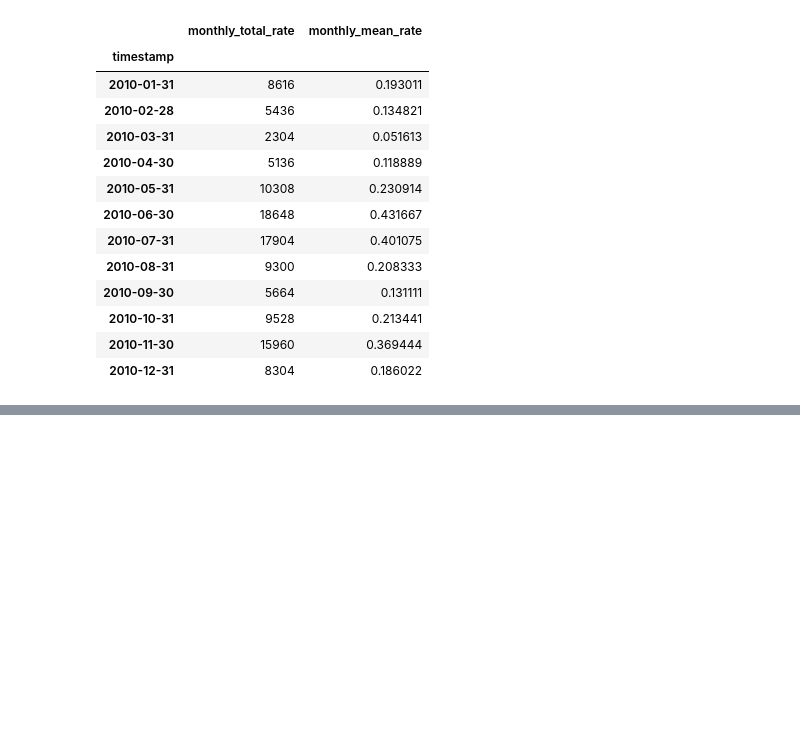
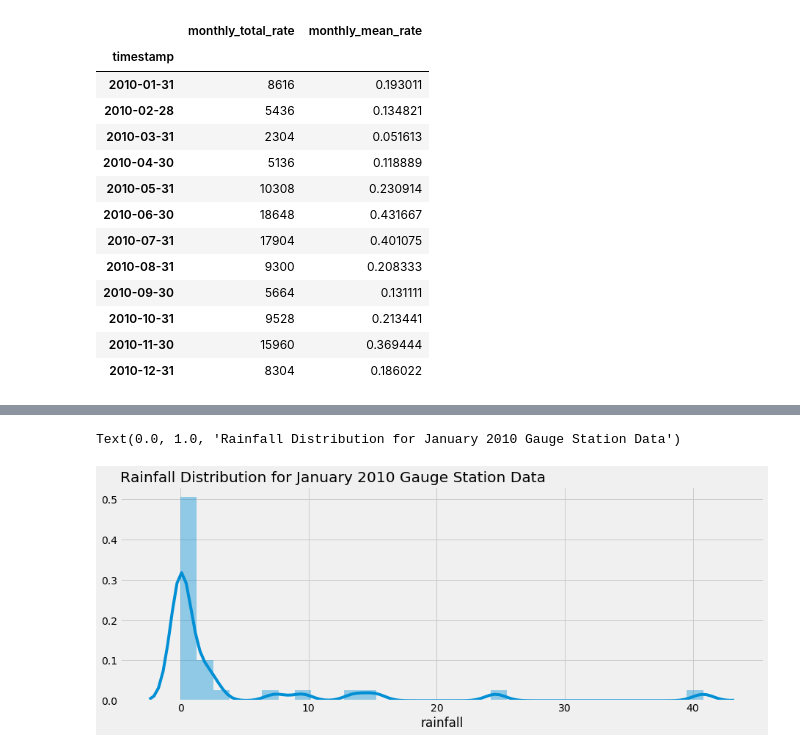
Before and after one commit to dsaharia/PRAT-Rainfall, a Jupyter notebook: imager-rainfall/Singapore.ipynb, the cells around one changed output, grey strips where cells are left out. Saved outputs shown, nothing was run; the diff lists cells and outputs as text; code cells hidden in the pictures; blank space fills up the shorter version.

```diff
--- a/imager-rainfall/Singapore.ipynb
+++ b/imager-rainfall/Singapore.ipynb
@@ -109,0 +127,6 @@ display(monthly_statistics_df)
+# %%
+sns.distplot(jan_gauge_df['rainfall'], hist=True, kde=True)
+plt.title('Rainfall Distribution for January 2010 Gauge Station Data', loc='left')
+# %% [output]
+Text(0.0, 1.0, 'Rainfall Distribution for January 2010 Gauge Station Data')
+[figure, added]
```
Also changed, not shown: parts of 6 cells of this notebook, 1 other file.
